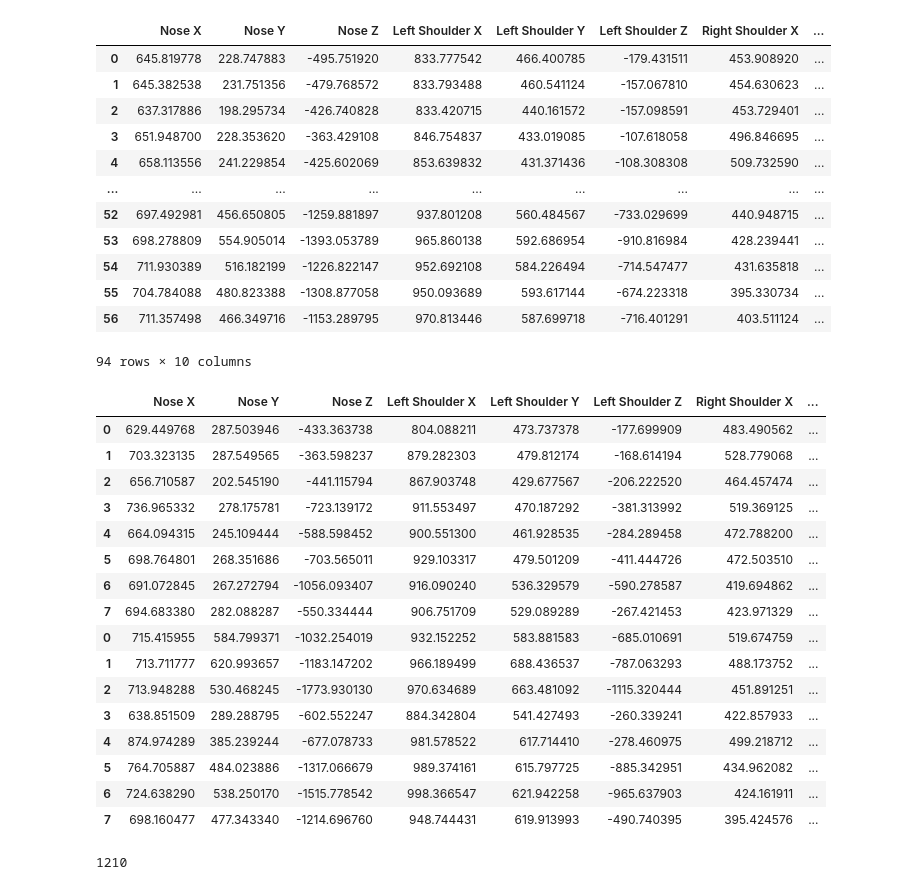
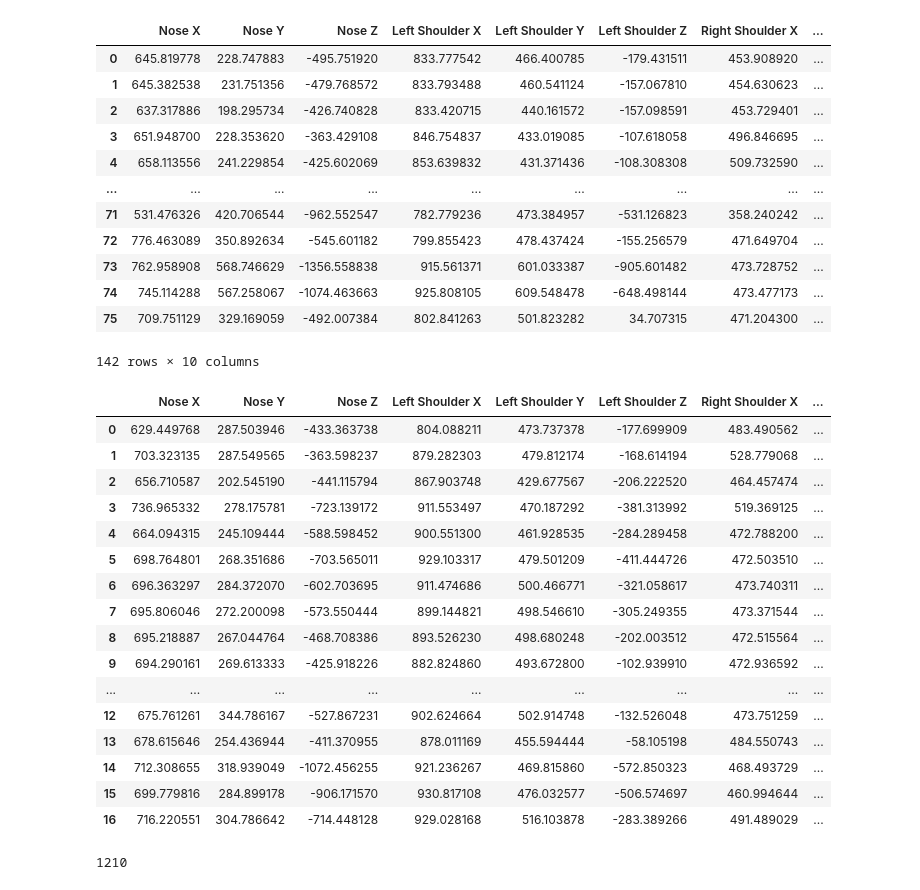
Before and after one commit to RahulVadhyar/dontSlouch, a Jupyter notebook: model/training.ipynb, the cells around one changed output. Cells and saved outputs as stored; diff of their text form; code cells hidden in the pictures.

```diff
--- a/model/training.ipynb
+++ b/model/training.ipynb
@@ -11,8 +11,8 @@ if(torch.cuda.is_available()):
 else:
     device = "cpu"
 # %%
-data1=pd.read_csv("./data/goodtraining.csv")
-data2=pd.read_csv("./data/badtraining.csv")
+data1=pd.read_csv("./data/goodtr.csv")
+data2=pd.read_csv("./data/badtr.csv")
 
 data_train = pd.concat([data1,data2])
 data_train.head(200)
@@ -24,37 +24,37 @@ data_train.head(200)
 | 3 | 651.948700 | 228.353620 | -363.429108 | 846.754837 | 433.019085 | -107.618058 | 496.846695 | ... |
 | 4 | 658.113556 | 241.229854 | -425.602069 | 853.639832 | 431.371436 | -108.308308 | 509.732590 | ... |
 | ... | ... | ... | ... | ... | ... | ... | ... | ... |
-| 52 | 697.492981 | 456.650805 | -1259.881897 | 937.801208 | 560.484567 | -733.029699 | 440.948715 | ... |
-| 53 | 698.278809 | 554.905014 | -1393.053789 | 965.860138 | 592.686954 | -910.816984 | 428.239441 | ... |
-| 54 | 711.930389 | 516.182199 | -1226.822147 | 952.692108 | 584.226494 | -714.547477 | 431.635818 | ... |
-| 55 | 704.784088 | 480.823388 | -1308.877058 | 950.093689 | 593.617144 | -674.223318 | 395.330734 | ... |
-| 56 | 711.357498 | 466.349716 | -1153.289795 | 970.813446 | 587.699718 | -716.401291 | 403.511124 | ... |
+| 71 | 531.476326 | 420.706544 | -962.552547 | 782.779236 | 473.384957 | -531.126823 | 358.240242 | ... |
+| 72 | 776.463089 | 350.892634 | -545.601182 | 799.855423 | 478.437424 | -155.256579 | 471.649704 | ... |
+| 73 | 762.958908 | 568.746629 | -1356.558838 | 915.561371 | 601.033387 | -905.601482 | 473.728752 | ... |
+| 74 | 745.114288 | 567.258067 | -1074.463663 | 925.808105 | 609.548478 | -648.498144 | 473.477173 | ... |
+| 75 | 709.751129 | 329.169059 | -492.007384 | 802.841263 | 501.823282 | 34.707315 | 471.204300 | ... |
-94 rows × 10 columns
+142 rows × 10 columns
 # %%
 
-data3=pd.read_csv("./data/goodvalidation.csv")
-data4=pd.read_csv("./data/badvalidation.csv")
+data3=pd.read_csv("./data/goodval.csv")
+data4=pd.read_csv("./data/badval.csv")
 
 data_test = pd.concat([data3,data4])
 data_test.head(200)
 # %% [output]
 |  | Nose X | Nose Y | Nose Z | Left Shoulder X | Left Shoulder Y | Left Shoulder Z | Right Shoulder X | ... |
 | 0 | 629.449768 | 287.503946 | -433.363738 | 804.088211 | 473.737378 | -177.699909 | 483.490562 | ... |
 | 1 | 703.323135 | 287.549565 | -363.598237 | 879.282303 | 479.812174 | -168.614194 | 528.779068 | ... |
 | 2 | 656.710587 | 202.545190 | -441.115794 | 867.903748 | 429.677567 | -206.222520 | 464.457474 | ... |
 | 3 | 736.965332 | 278.175781 | -723.139172 | 911.553497 | 470.187292 | -381.313992 | 519.369125 | ... |
 | 4 | 664.094315 | 245.109444 | -588.598452 | 900.551300 | 461.928535 | -284.289458 | 472.788200 | ... |
 | 5 | 698.764801 | 268.351686 | -703.565011 | 929.103317 | 479.501209 | -411.444726 | 472.503510 | ... |
-| 6 | 691.072845 | 267.272794 | -1056.093407 | 916.090240 | 536.329579 | -590.278587 | 419.694862 | ... |
-| 7 | 694.683380 | 282.088287 | -550.334444 | 906.751709 | 529.089289 | -267.421453 | 423.971329 | ... |
-| 0 | 715.415955 | 584.799371 | -1032.254019 | 932.152252 | 583.881583 | -685.010691 | 519.674759 | ... |
-| 1 | 713.711777 | 620.993657 | -1183.147202 | 966.189499 | 688.436537 | -787.063293 | 488.173752 | ... |
-| 2 | 713.948288 | 530.468245 | -1773.930130 | 970.634689 | 663.481092 | -1115.320444 | 451.891251 | ... |
-| 3 | 638.851509 | 289.288795 | -602.552247 | 884.342804 | 541.427493 | -260.339241 | 422.857933 | ... |
-| 4 | 874.974289 | 385.239244 | -677.078733 | 981.578522 | 617.714410 | -278.460975 | 499.218712 | ... |
-| 5 | 764.705887 | 484.023886 | -1317.066679 | 989.374161 | 615.797725 | -885.342951 | 434.962082 | ... |
-| 6 | 724.638290 | 538.250170 | -1515.778542 | 998.366547 | 621.942258 | -965.637903 | 424.161911 | ... |
-| 7 | 698.160477 | 477.343340 | -1214.696760 | 948.744431 | 619.913993 | -490.740395 | 395.424576 | ... |
+| 6 | 696.363297 | 284.372070 | -602.703695 | 911.474686 | 500.466771 | -321.058617 | 473.740311 | ... |
+| 7 | 695.806046 | 272.200098 | -573.550444 | 899.144821 | 498.546610 | -305.249355 | 473.371544 | ... |
+| 8 | 695.218887 | 267.044764 | -468.708386 | 893.526230 | 498.680248 | -202.003512 | 472.515564 | ... |
+| 9 | 694.290161 | 269.613333 | -425.918226 | 882.824860 | 493.672800 | -102.939910 | 472.936592 | ... |
+| ... | ... | ... | ... | ... | ... | ... | ... | ... |
+| 12 | 675.761261 | 344.786167 | -527.867231 | 902.624664 | 502.914748 | -132.526048 | 473.751259 | ... |
+| 13 | 678.615646 | 254.436944 | -411.370955 | 878.011169 | 455.594444 | -58.105198 | 484.550743 | ... |
+| 14 | 712.308655 | 318.939049 | -1072.456255 | 921.236267 | 469.815860 | -572.850323 | 468.493729 | ... |
+| 15 | 699.779816 | 284.899178 | -906.171570 | 930.817108 | 476.032577 | -506.574697 | 460.994644 | ... |
+| 16 | 716.220551 | 304.786642 | -714.448128 | 929.028168 | 516.103878 | -283.389266 | 491.489029 | ... |
 # %%
 data = pd.concat([data_train,data_test])
 # %%
```
Also changed, not shown: parts of 2 cells of this notebook, 7 other files.
